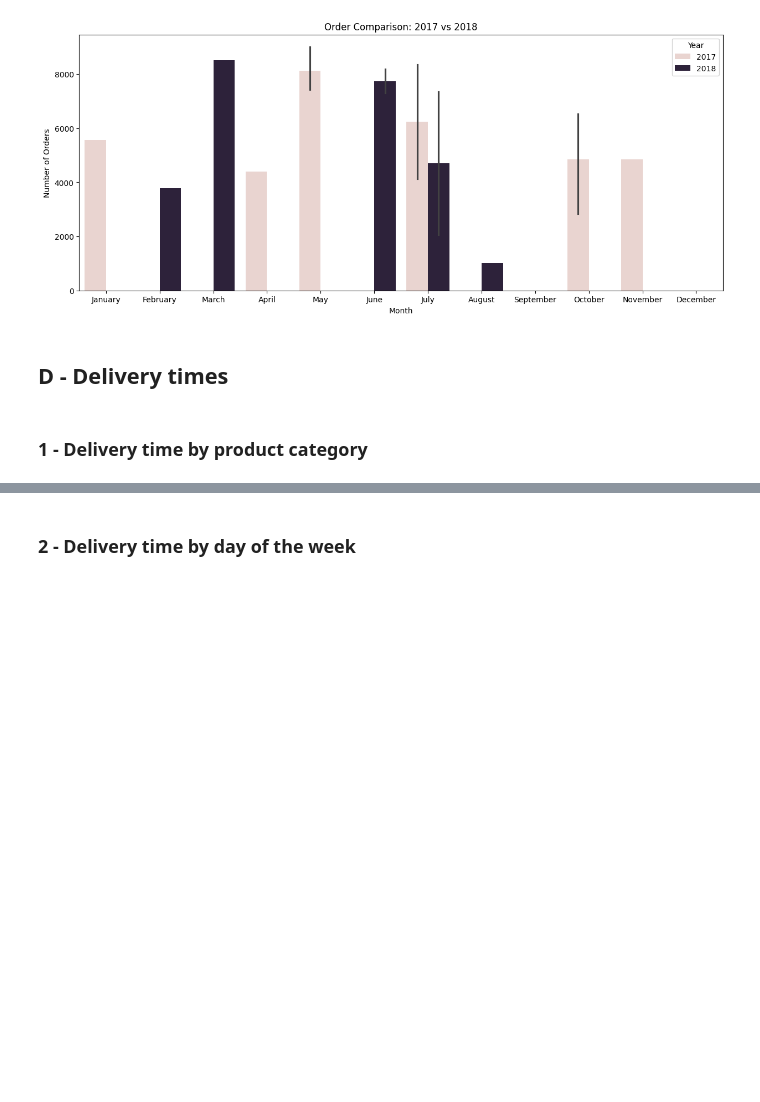
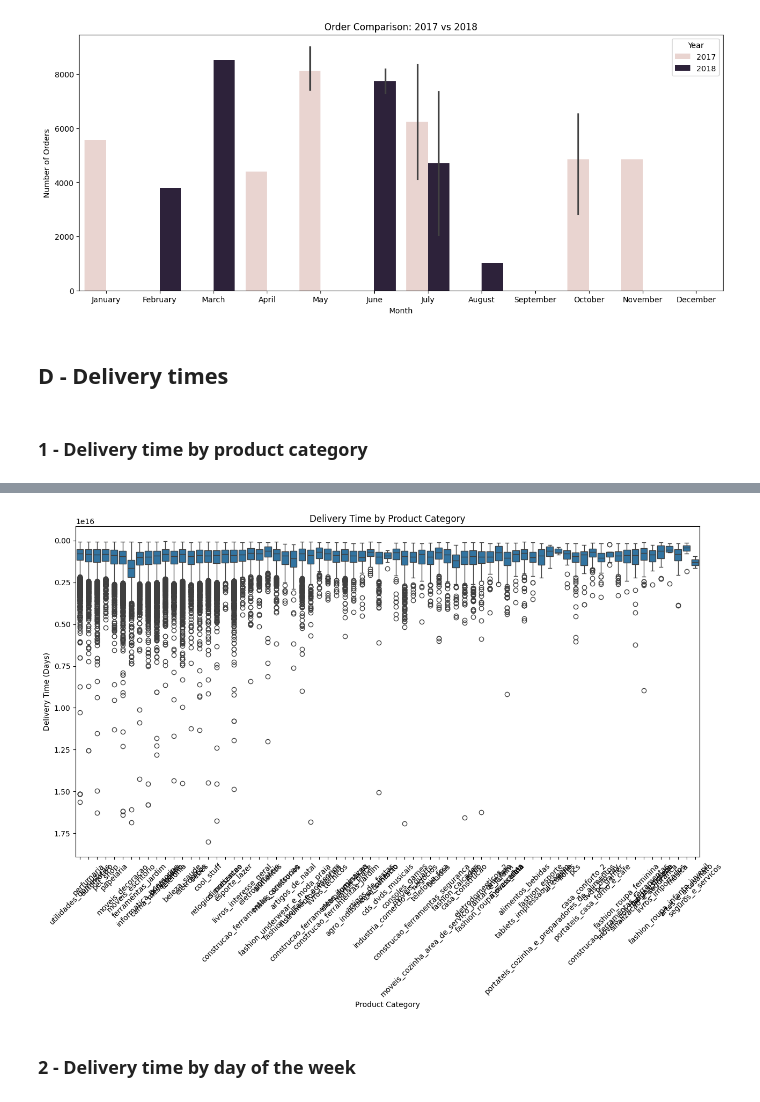
Before and after one commit to Jaddevvv/Head-of-Data-101-course, a Jupyter notebook: notebooks/hod-olist-analysis.ipynb, the cells around one changed output, grey strips where cells are left out. Cells and saved outputs as stored; diff of their text form; code cells hidden in the pictures; blank space fills up the shorter version.

Commit message:
[FINISH] - Data analysis part

```diff
--- a/notebooks/hod-olist-analysis.ipynb
+++ b/notebooks/hod-olist-analysis.ipynb
@@ -543,7 +557,15 @@ threshold = 3000
 # %%
 # Create a boxplot visualization that shows the delivery time by product category
 
-'your code here'
+plt.figure(figsize=(15, 8))
+sns.boxplot(data=df, x='product_category_name', y='delivery_time')
+plt.title('Delivery Time by Product Category')
+plt.xticks(rotation=45)
+plt.xlabel('Product Category')
+plt.ylabel('Delivery Time (Days)')
+plt.show()
+# %% [output]
+[figure, added]
 # %% [markdown]
 ### 2 - Delivery time by day of the week
 # %%
```
Also changed, not shown: parts of 12 cells of this notebook, 1 other file.
